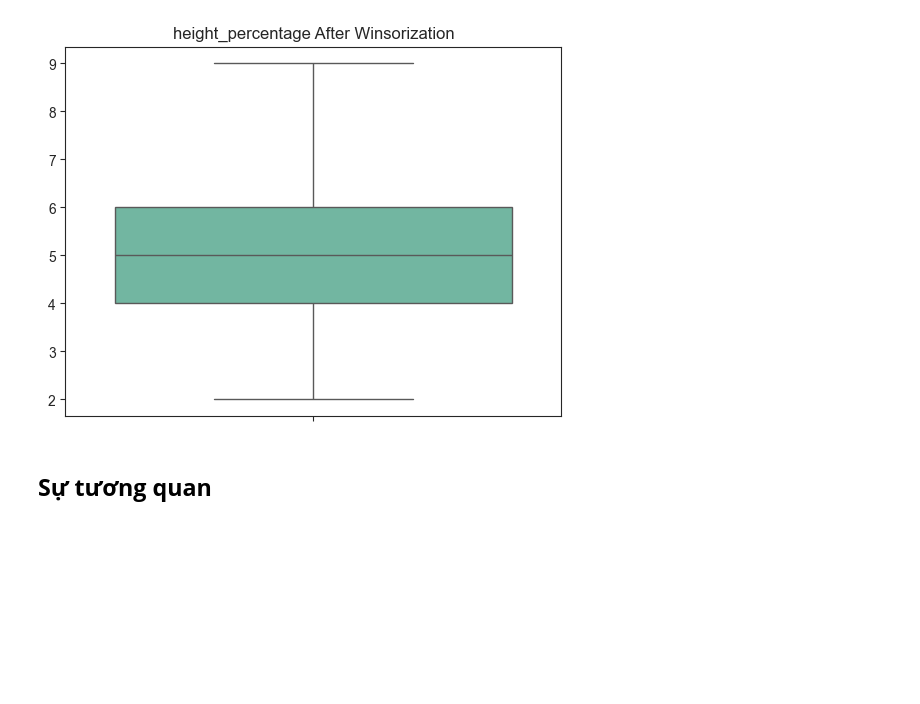
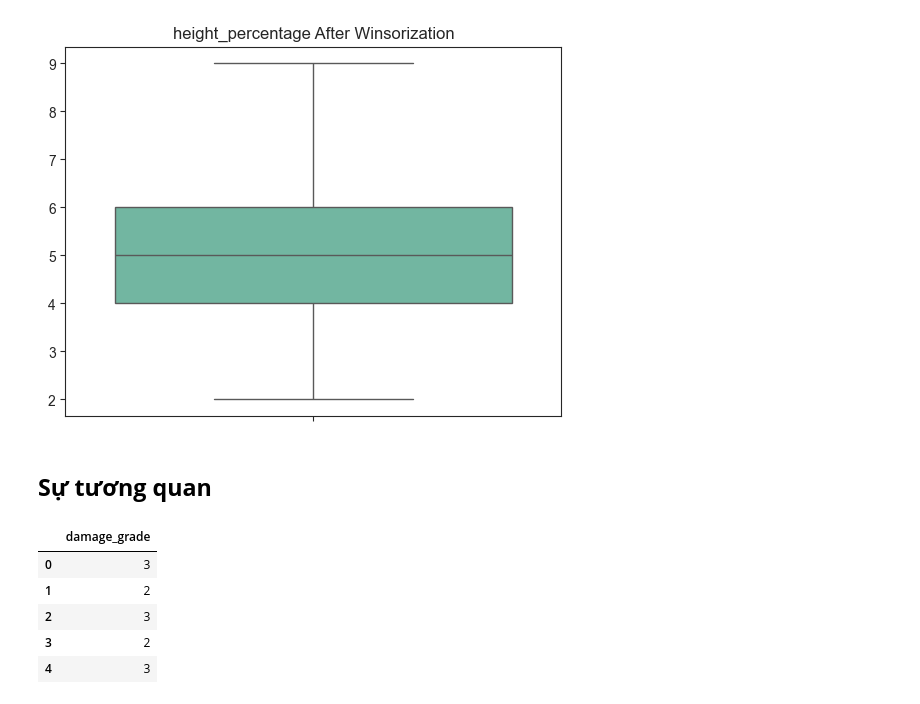
Before and after one commit to hoandhh/ML_Earthquake_Damage, a Jupyter notebook: Final.ipynb, the cells around one changed output. Saved outputs shown, nothing was run; the diff lists cells and outputs as text; code cells hidden in the pictures; blank space fills up the shorter version.

```diff
--- a/Final.ipynb
+++ b/Final.ipynb
@@ -515,4 +516,13 @@ train_value.drop(columns=["building_id"], inplace=True)
 train_labels.drop(columns=["building_id"], inplace=True)
+# %%
+train_labels.head()
+# %% [output]
+|  | damage_grade |
+| 0 | 3 |
+| 1 | 2 |
+| 2 | 3 |
+| 3 | 2 |
+| 4 | 3 |
 # %%
 train_values = pd.get_dummies(train_value, drop_first = True)
 # %%
```
Also changed, not shown: parts of 6 cells of this notebook, 1 other file.
